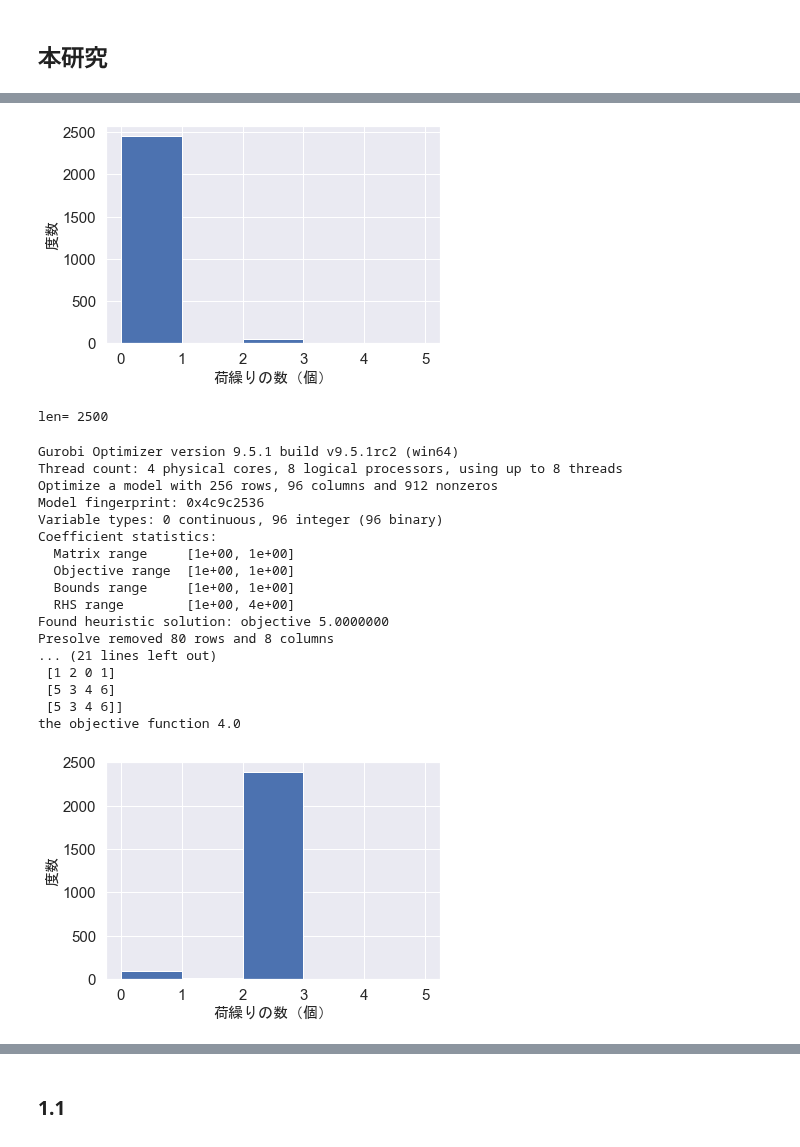
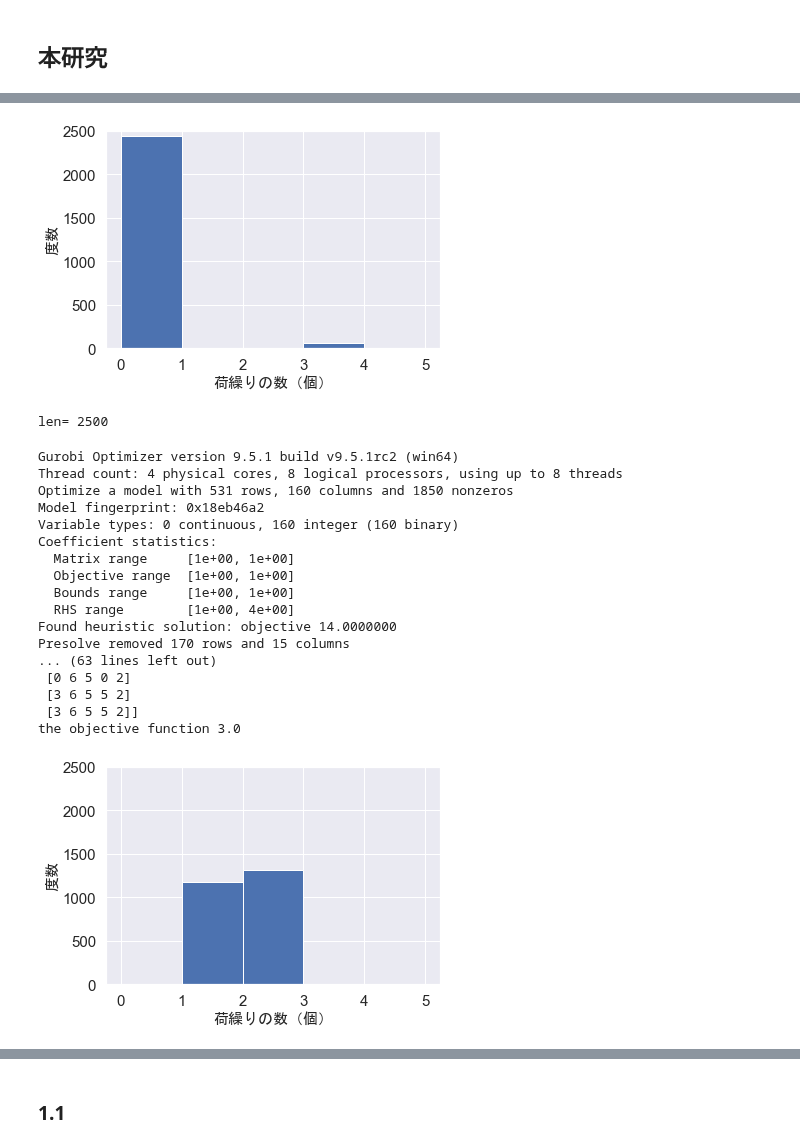
Before and after one commit to ikumadaiki/CPMP, a Jupyter notebook: callback.ipynb, the cells around one changed output, grey strips where cells are left out. Saved outputs shown, nothing was run; the diff lists cells and outputs as text; code cells hidden in the pictures.

```diff
--- a/callback.ipynb
+++ b/callback.ipynb
@@ -373,15 +373,15 @@ def robust(ship_num,stack_num,height,n,Gamma,size_,mean,cov):
 size=1000
 size_=10000
 beta=0.75
-inst=[4,4,[2,2,2,2,2,2]]
+# inst=[4,4,[2,2,2,2,2,2]]
 # inst=[4,4,[3,3,1,1,2,2]]
-# inst=[5,4,[2,3,2,1,5,3]]
+inst=[5,4,[2,3,2,1,5,3]]
 pcvar=[]
 import numpy as np
-mean=np.arange(len(inst[2]))
-covl=[1 for i in range(len(inst[2]))]
-# mean=np.array([1,1.5,4,4.5,5,5.6])
-# covl=[1,1,1.5,1,1,1.5]
+# mean=np.arange(len(inst[2]))
+# covl=[2 for i in range(len(inst[2]))]
+mean=np.array([1,1.5,4,4.5,5,5.6])
+covl=[1,1,1.5,1,1,1.5]
 # mean=np.array([1,1.5,4,4.5,5,5.6])
 # covl=[1,1,1.5,1,1,1.5]
 # a=list(a)
@@ -396,8 +396,8 @@ for i in range(len(inst[2])):
     for j in range(len(inst[2])):
         if i!=j:
             cov[i][j]=0
-# cov[0][2]=1.2
-# cov[2][0]=cov[0][2]
+cov[0][2]=1.2
+cov[2][0]=cov[0][2]
 
 
 OC=[]
@@ -518,40 +518,42 @@ plt.xlabel("荷繰りの数（個）",fontsize=15,fontname="MS Gothic")
 plt.ylabel("度数",fontsize=15,fontname="MS Gothic")
 plt.xticks(fontsize =15)
 plt.yticks(fontsize =15)
+plt.ylim(0,2500)
 plt.show()
 print("len=",len(prob))
 # %% [output]
-[figure, old version]
+[figure, new version]
 len= 2500
 # %%
-robust(ship_num,inst[0],inst[1],inst[2],5,size_,mean,cov)
+robust(len(inst[2]),inst[0],inst[1],inst[2],5,size_,mean,cov)
 prob=[]
 prob+=list(penalty_r)
 plt.hist(prob,bins=5,range=(0,5))
 plt.xlabel("荷繰りの数（個）",fontsize=15,fontname="MS Gothic")
 plt.ylabel("度数",fontsize=15,fontname="MS Gothic")
 plt.xticks(fontsize =15)
 plt.yticks(fontsize =15)
+plt.ylim(0,2500)
 plt.show()
 # %% [output]
 Gurobi Optimizer version 9.5.1 build v9.5.1rc2 (win64)
 Thread count: 4 physical cores, 8 logical processors, using up to 8 threads
-Optimize a model with 256 rows, 96 columns and 912 nonzeros
-Model fingerprint: 0x4c9c2536
-Variable types: 0 continuous, 96 integer (96 binary)
+Optimize a model with 531 rows, 160 columns and 1850 nonzeros
+Model fingerprint: 0x18eb46a2
+Variable types: 0 continuous, 160 integer (160 binary)
 Coefficient statistics:
   Matrix range     [1e+00, 1e+00]
   Objective range  [1e+00, 1e+00]
   Bounds range     [1e+00, 1e+00]
   RHS range        [1e+00, 4e+00]
-Found heuristic solution: objective 5.0000000
-Presolve removed 80 rows and 8 columns
-... (21 lines left out)
- [1 2 0 1]
- [5 3 4 6]
- [5 3 4 6]]
-the objective function 4.0
+Found heuristic solution: objective 14.0000000
+Presolve removed 170 rows and 15 columns
+... (63 lines left out)
+ [0 6 5 0 2]
+ [3 6 5 5 2]
+ [3 6 5 5 2]]
+the objective function 3.0
-[figure, old version]
+[figure, new version]
 # %%
 size=1000
 size_=10000
```
Also changed, not shown: parts of 3 cells of this notebook, 1 other file.
